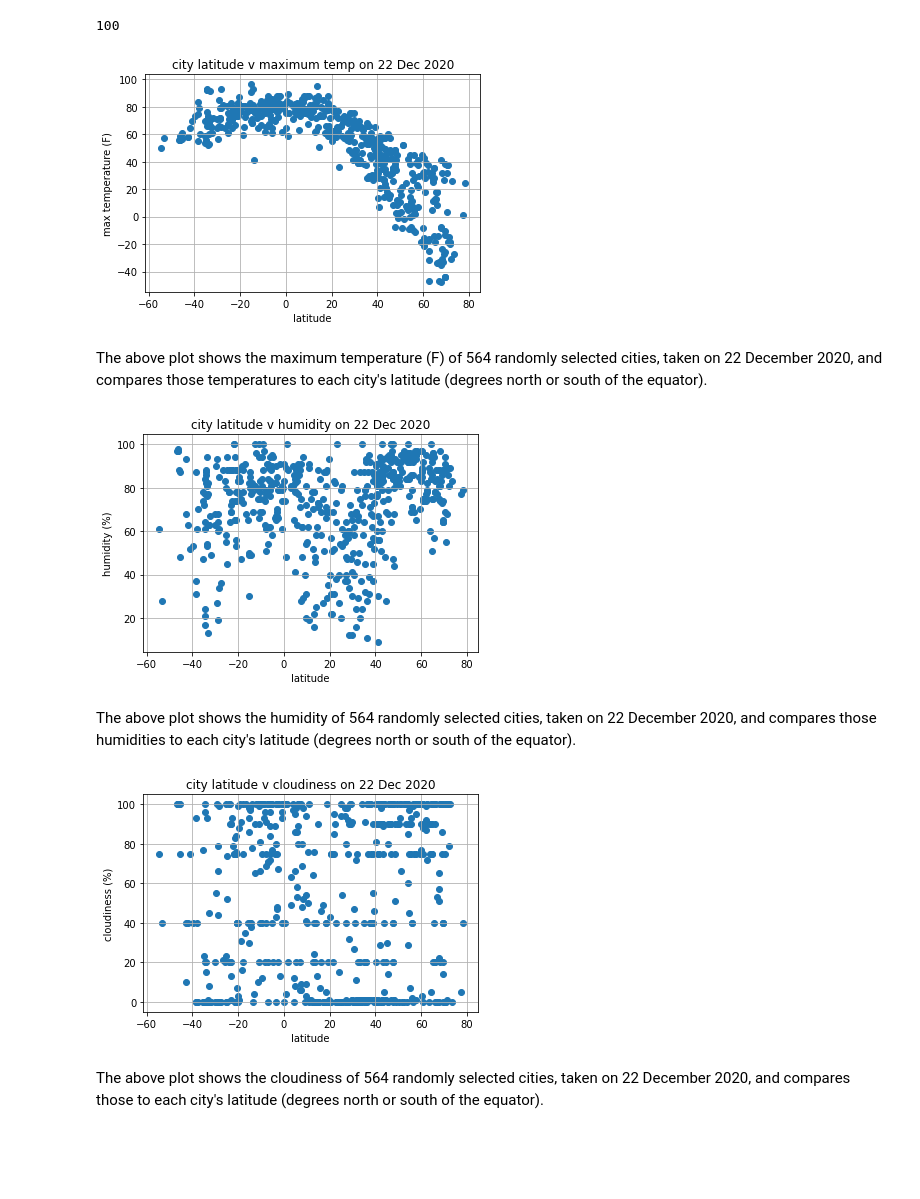
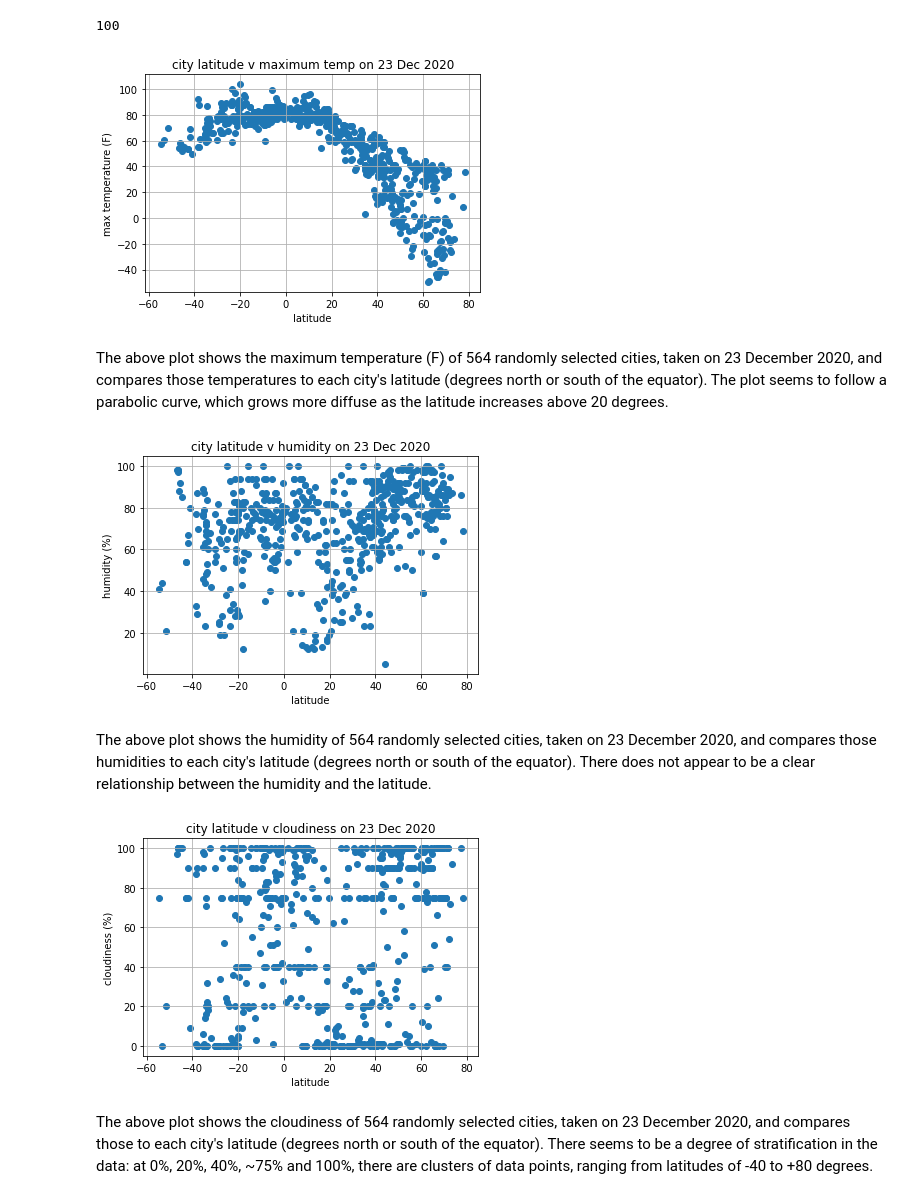
Before and after one commit to sarahDH615/python-api-challenge, a Jupyter notebook: weatherpy/weatherpy.ipynb, the cells around one changed output. Saved outputs shown, nothing was run; the diff lists cells and outputs as text; code cells hidden in the pictures; blank space fills up the shorter version.

```diff
--- a/weatherpy/weatherpy.ipynb
+++ b/weatherpy/weatherpy.ipynb
@@ -176,5 +180,6 @@ dtype: int64
-# %%
-weather_data_df['humidity'].max()
-# %% [output]
-100
+# %%
+#finding max humidity value to see if any have to be removed
+weather_data_df['humidity'].max()
+# %% [output]
+100
 # %%
@@ -184,44 +190,44 @@ weather_data_df.to_csv(output_path)
 #scatter for temp v. lat
 x_axis1 = weather_data_df['lat']
 y_axis1 = weather_data_df['temp']
-plt.title('city latitude v maximum temp on 22 Dec 2020')
+plt.title('city latitude v maximum temp on 23 Dec 2020')
 plt.xlabel('latitude')
 plt.ylabel('max temperature (F)')
 plt.grid()
 plt.scatter(x_axis1, y_axis1)
 plt.show()
 # %% [output]
-[figure, old version]
+[figure, new version]
 # %% [markdown]
-The above plot shows the maximum temperature (F) of 564 randomly selected cities, taken on 22 December 2020, and compares those temperatures to each city's latitude (degrees north or south of the equator).
+The above plot shows the maximum temperature (F) of 564 randomly selected cities, taken on 23 December 2020, and compares those temperatures to each city's latitude (degrees north or south of the equator). The plot seems to follow a parabolic curve, which grows more diffuse as the latitude increases above 20 degrees.
 # %%
 #scatter for hum v. lat
 x_axis2 = weather_data_df['lat']
 y_axis2 = weather_data_df['humidity']
-plt.title('city latitude v humidity on 22 Dec 2020')
+plt.title('city latitude v humidity on 23 Dec 2020')
 plt.xlabel('latitude')
 plt.ylabel('humidity (%)')
 plt.grid()
 plt.scatter(x_axis2, y_axis2)
 plt.show()
 # %% [output]
-[figure, old version]
+[figure, new version]
 # %% [markdown]
-The above plot shows the humidity of 564 randomly selected cities, taken on 22 December 2020, and compares those humidities to each city's latitude (degrees north or south of the equator).
+The above plot shows the humidity of 564 randomly selected cities, taken on 23 December 2020, and compares those humidities to each city's latitude (degrees north or south of the equator). There does not appear to be a clear relationship between the humidity and the latitude.
 # %%
 #scatter for cloudiness v. lat
 x_axis3 = weather_data_df['lat']
 y_axis3 = weather_data_df['cloudiness']
-plt.title('city latitude v cloudiness on 22 Dec 2020')
+plt.title('city latitude v cloudiness on 23 Dec 2020')
 plt.xlabel('latitude')
 plt.ylabel('cloudiness (%)')
 plt.grid()
 plt.scatter(x_axis3, y_axis3)
 plt.show()
 # %% [output]
-[figure, old version]
+[figure, new version]
 # %% [markdown]
-The above plot shows the cloudiness of 564 randomly selected cities, taken on 22 December 2020, and compares those to each city's latitude (degrees north or south of the equator).
+The above plot shows the cloudiness of 564 randomly selected cities, taken on 23 December 2020, and compares those to each city's latitude (degrees north or south of the equator). There seems to be a degree of stratification in the data: at 0%, 20%, 40%, ~75% and 100%, there are clusters of data points, ranging from latitudes of -40 to +80 degrees.
 # %%
 #scatter for wind speed v. lat
 x_axis4 = weather_data_df['lat']
```
Also changed, not shown: parts of 18 cells of this notebook, 1 other file.
